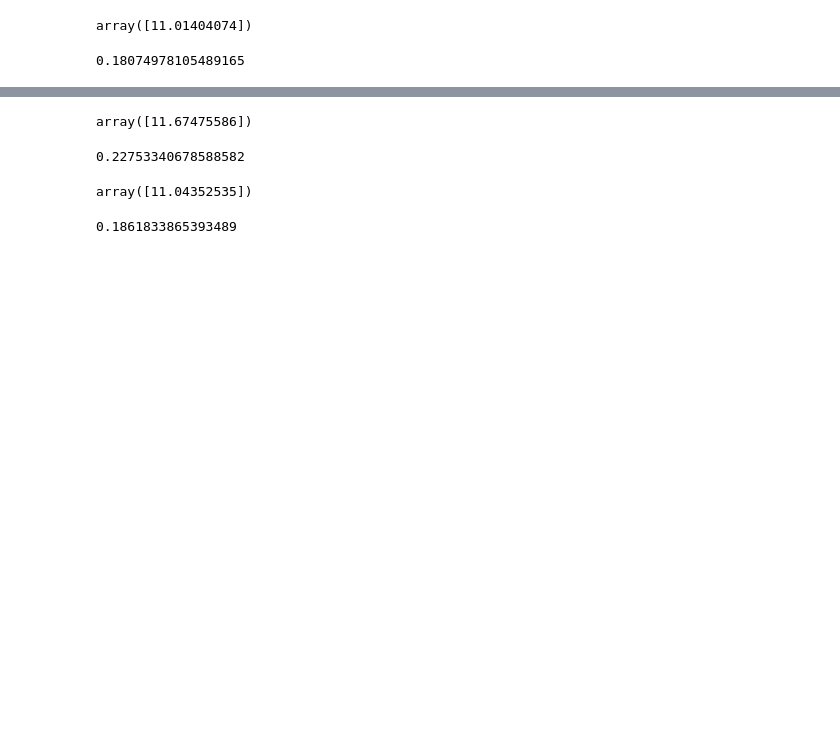
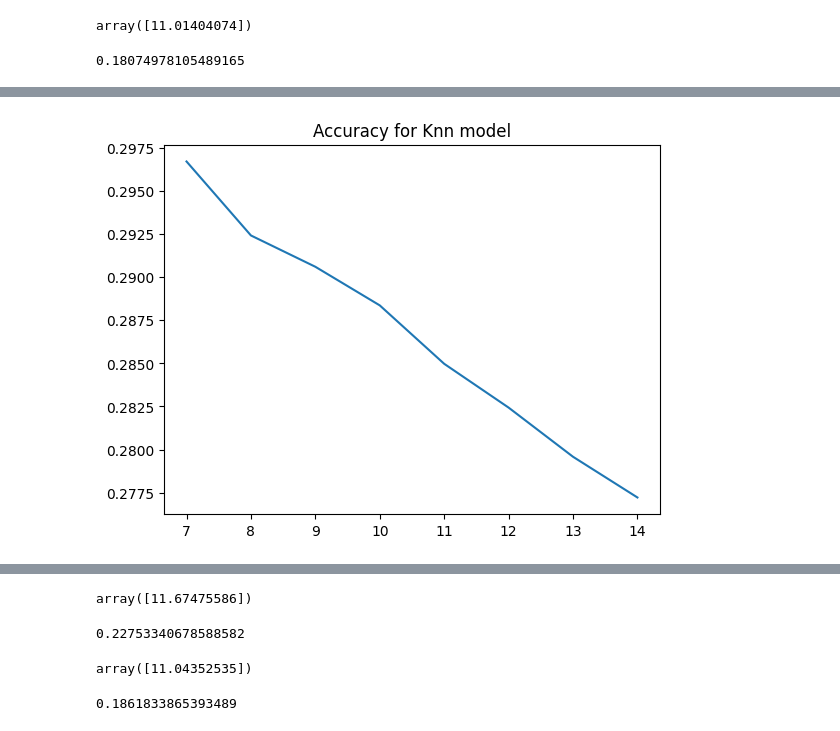
Before and after one commit to X1a-jk/inf554, a Jupyter notebook: projet.ipynb, the cells around one changed output, grey strips where cells are left out. Saved outputs shown, nothing was run; the diff lists cells and outputs as text; code cells hidden in the pictures; blank space fills up the shorter version.

```diff
--- a/projet.ipynb
+++ b/projet.ipynb
@@ -401 +473,9 @@ acc_Lasso_num
+# %%
+fig = plt.figure()
+ax = plt.axes()
+ax.plot(alpha_list,acc_Knn_tot)
+plt.title("Accuracy for Knn model")
+plt.show()
+# %% [output]
+[figure, added]
 # %%
```
Also changed, not shown: parts of 64 cells of this notebook.
